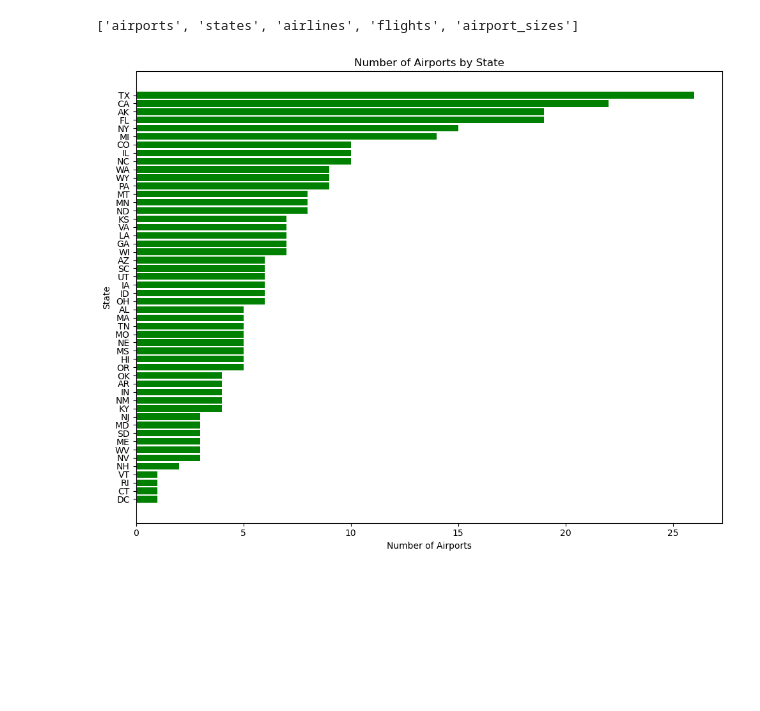
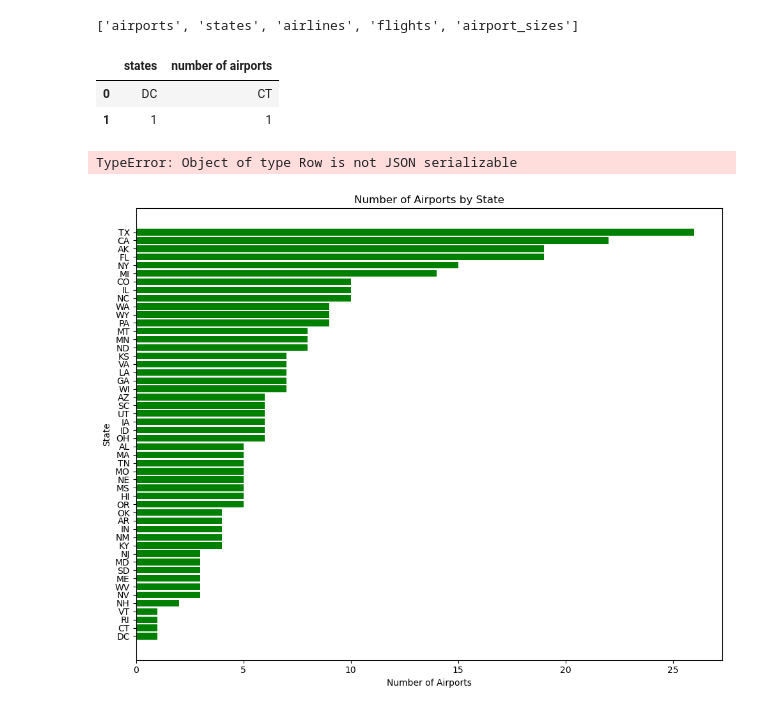
Before and after one commit to redpandata19/project3_team2, a Jupyter notebook: sql_query_visuals_branch/sql_query_visuals.ipynb, the cells around one changed output. Saved outputs shown, nothing was run; the diff lists cells and outputs as text; code cells hidden in the pictures; blank space fills up the shorter version.

```diff
--- a/sql_query_visuals_branch/sql_query_visuals.ipynb
+++ b/sql_query_visuals_branch/sql_query_visuals.ipynb
@@ -35,3 +36,11 @@ session = Session(engine)
 state_airports = session.query(airports.state_abbrev, func.count()).group_by(airports.state_abbrev).all()
 # sort states per airport count
 sorted_state_airports = sorted(state_airports, key=lambda x: x[1])
+# %%
+something_df = pd.DataFrame({'states':sorted_state_airports[0],
+                'number of airports':sorted_state_airports[1]})
+something_df
+# %% [output]
+|  | states | number of airports |
+| 0 | DC | CT |
+| 1 | 1 | 1 |
@@ -38,3 +49,12 @@ sorted_state_airports = sorted(state_airports, key=lambda x: x[1])
+# %%
+filename = 'sorted_state_airports.json'
+
+
+with open(filename, 'w') as file:
+    # Serialize the data and write it to the file
+    json.dump(sorted_state_airports, file, indent=4)
+# %% [output]
+TypeError: Object of type Row is not JSON serializable
 # %%
 # extract state abbreviations and airport counts
 states = [result[0] for result in sorted_state_airports]
```
Also changed, not shown: parts of 2 cells of this notebook, 2 other files.
